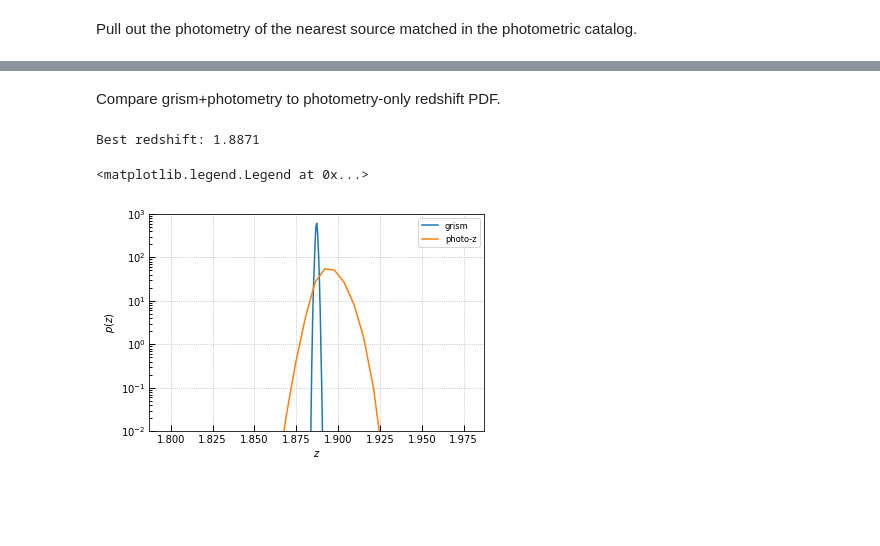
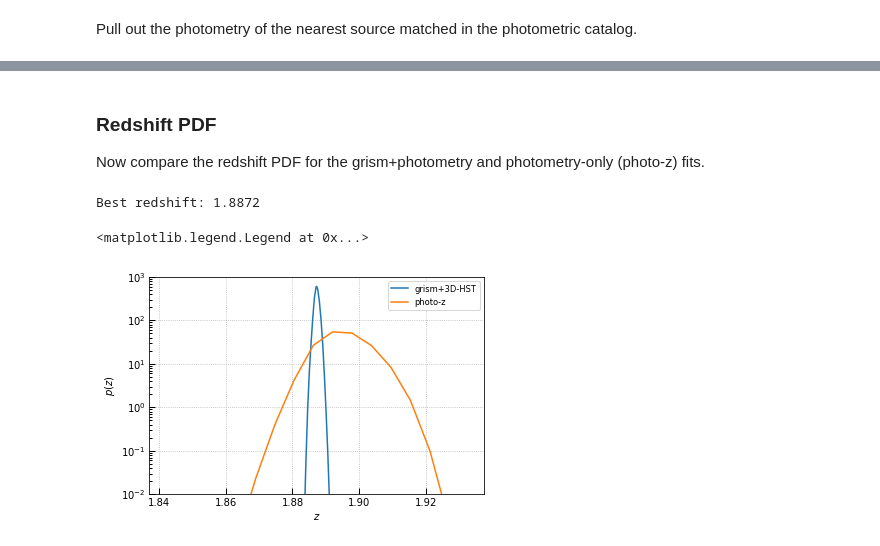
Before and after one commit to gbrammer/grizli, a Jupyter notebook: examples/Fit-with-Photometry.ipynb, the cells around one changed output, grey strips where cells are left out. Drawn from its saved outputs; the diff is of its cells as text; code cells hidden in the pictures; blank space fills up the shorter version.

```diff
--- a/examples/Fit-with-Photometry.ipynb
+++ b/examples/Fit-with-Photometry.ipynb
@@ -111,7 +112,7 @@ t0 = args['t0']
 ##
 ## `zgrid` defaults to ez.zgrid, be explicit here to show you can
 ## change it.
-ep = photoz.EazyPhot(ez, grizli_templates=t0, zgrid=ez.zgrid)
+phot_obj = photoz.EazyPhot(ez, grizli_templates=t0, zgrid=ez.zgrid)
 # %% [output]
 Process template fsps/fsps_QSF_12_v3_nolines_001.dat.
 Process template fsps/fsps_QSF_12_v3_nolines_002.dat.
@@ -138,7 +139,7 @@ tab['ra'] = [53.0657456, 53.0624459]
 tab['dec'] = [-27.720518, -27.707018]
 
 # Internal grizli catalog
-gcat = utils.read_catalog('j033217-274232_phot.fits')
+gcat = utils.read_catalog('{0}_phot.fits'.format(root))
 
 idx, dr = gcat.match_to_catalog_sky(tab)
 source_ids = gcat['number'][idx]
@@ -200,7 +201,7 @@ mb = multifit.MultiBeam(beams_file, MW_EBV=args['MW_EBV'],
 Pull out the photometry of the nearest source matched in the photometric catalog.
 # %%
 # Generate the `phot` dictionary
-phot, ii, dd = ep.get_phot_dict(mb.ra, mb.dec)
+phot, ii, dd = phot_obj.get_phot_dict(mb.ra, mb.dec)
 label = "3DHST Catalog ID: {0}, dr={1:.2f}, zphot={2:.3f}"
 print(label.format(ez.cat['id'][ii], dd, ez.zbest[ii]))
 
@@ -317,6 +327,6 @@ A bit of an improvement.  But be careful with corrections with `order>0` if ther
 # %%
-# Now run the full redshift fit script, which will include the scaling
+# Now run the full redshift fit script with the photometry, which will also do the scaling
 order=1
 fitting.run_all_parallel(id, phot=phot, verbose=False,
-                         scale_photometry=order+1)
+                         scale_photometry=order+1, zr=[1.5, 2.4])
 # %% [output]
@@ -329,22 +339,24 @@ scale_to_photometry: [ 9.16317305 -1.04309768]
-# %% [markdown]
-Compare grism+photometry to photometry-only redshift PDF.
+# %% [markdown]
+### Redshift PDF
+
+Now compare the redshift PDF for the grism+photometry and photometry-only (photo-z) fits.
 # %%
-zfit = pyfits.open('j033217-274232_{0:05d}.full.fits'.format(id))
+zfit = pyfits.open('{0}_{1:05d}.full.fits'.format(root, id))
 z_grism = zfit['ZFIT_STACK'].header['Z_MAP']
 print('Best redshift: {0:.4f}'.format(z_grism))
 
 # Compare PDFs
 pztab = utils.GTable.gread(zfit['ZFIT_STACK'])
-plt.plot(pztab['zgrid'], pztab['pdf'], label='grism')
+plt.plot(pztab['zgrid'], pztab['pdf'], label='grism+3D-HST')
 
 plt.plot(ez.zgrid, ez.pz[ix,:], label='photo-z')
 
 plt.semilogy()
-plt.xlim(z_grism-0.1, z_grism+0.1); plt.ylim(1.e-2, 1000)
+plt.xlim(z_grism-0.05, z_grism+0.05); plt.ylim(1.e-2, 1000)
 plt.xlabel(r'$z$'); plt.ylabel(r'$p(z)$')
 plt.grid()
 plt.legend()
 # %% [output]
-Best redshift: 1.8871
+Best redshift: 1.8872
 <matplotlib.legend.Legend at 0x...>
-[figure, old version]
+[figure, new version]
```
Also changed, not shown: parts of 25 cells of this notebook, 1 other file.
